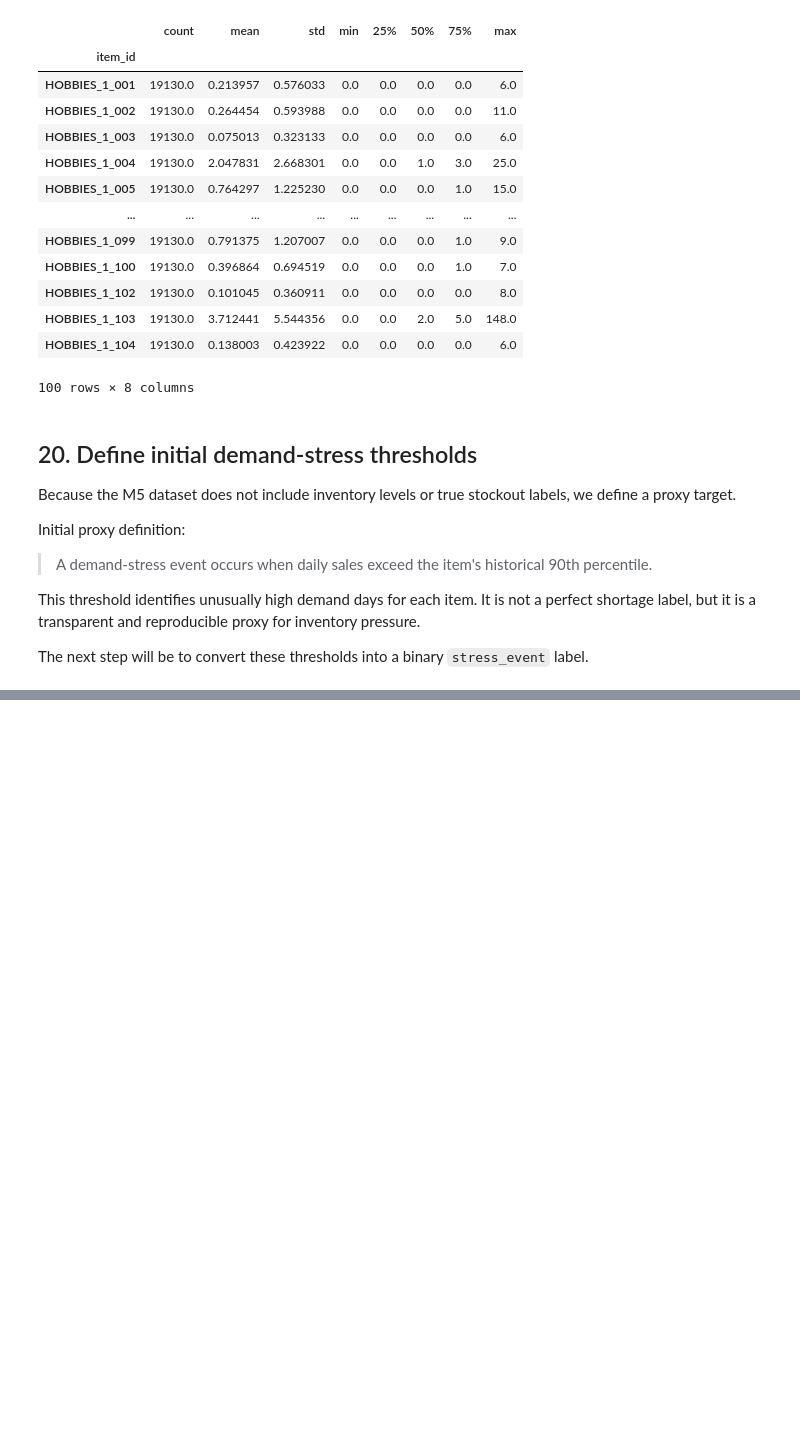
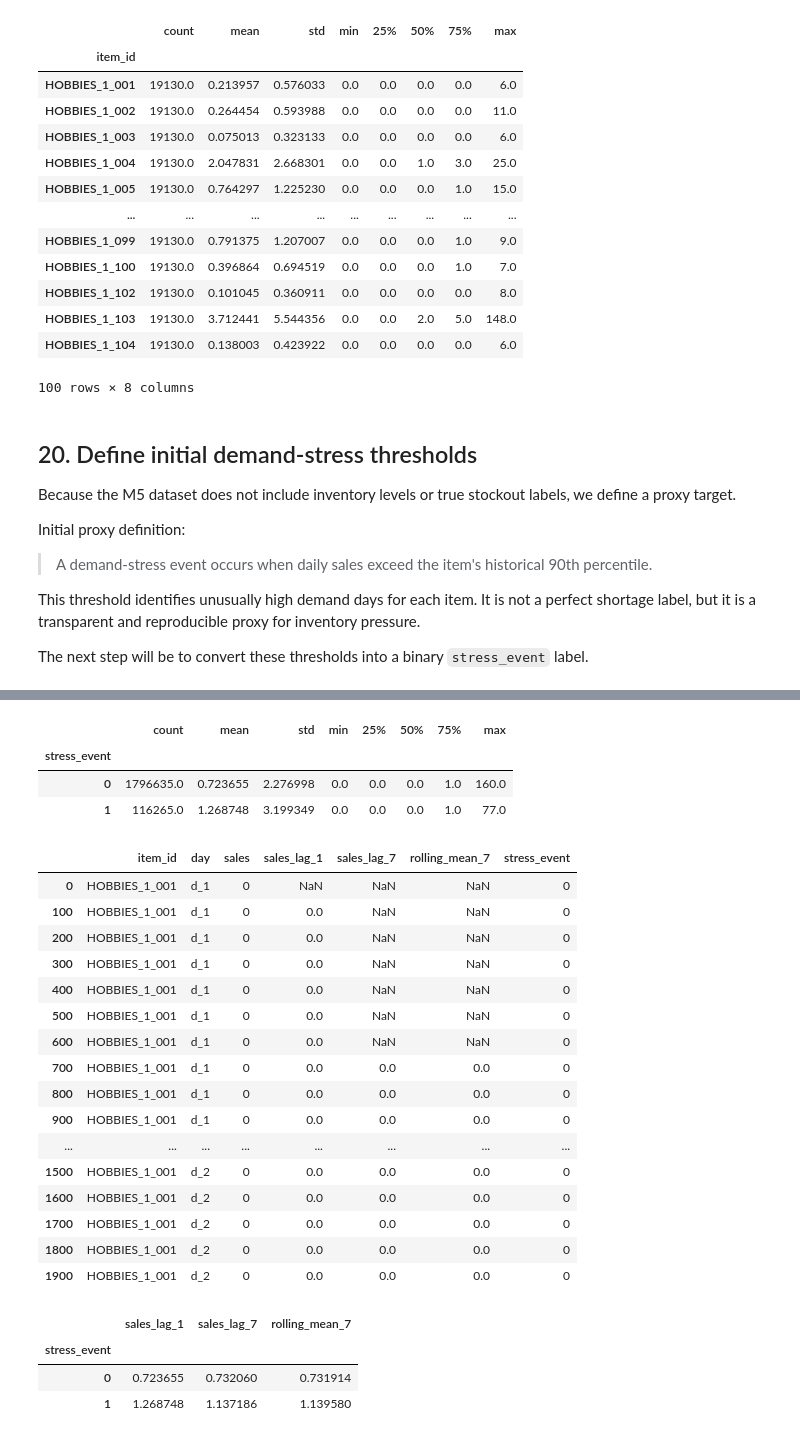
Before and after one commit to suhailyunus/supply-chain-stress-prediction, a Jupyter notebook: notebooks/exploratory_annotated.ipynb, the cells around one changed output, grey strips where cells are left out. Cells and saved outputs as stored; diff of their text form; code cells hidden in the pictures; blank space fills up the shorter version.

```diff
--- a/notebooks/exploratory_annotated.ipynb
+++ b/notebooks/exploratory_annotated.ipynb
@@ -321,0 +390,10 @@ stress_thresholds = (
+# %%
+sales_small_long = sales_small_long.sort_values(
+    ["item_id", "day_num"]
+)
+# %%
+sales_small_long["sales_lag_1"] = (
+    sales_small_long
+    .groupby("item_id")["sales"]
+    .shift(1)
+)
@@ -321,0 +447,60 @@ stress_thresholds = (
+# %%
+sales_small_long.groupby("stress_event")["sales_lag_1"].describe()
+# %% [output]
+|  | count | mean | std | min | 25% | 50% | 75% | max |
+| stress_event |  |  |  |  |  |  |  |  |
+| 0 | 1796635.0 | 0.723655 | 2.276998 | 0.0 | 0.0 | 0.0 | 1.0 | 160.0 |
+| 1 | 116265.0 | 1.268748 | 3.199349 | 0.0 | 0.0 | 0.0 | 1.0 | 77.0 |
+# %%
+sales_small_long["sales_lag_7"] = (
+    sales_small_long
+    .groupby("item_id")["sales"]
+    .shift(7)
+)
+# %%
+sales_small_long["rolling_mean_7"] = (
+    sales_small_long
+    .groupby("item_id")["sales"]
+    .transform(
+        lambda x: x.shift(1).rolling(7).mean()
+    )
+)
+# %%
+sales_small_long[
+    [
+        "item_id",
+        "day",
+        "sales",
+        "sales_lag_1",
+        "sales_lag_7",
+        "rolling_mean_7",
+        "stress_event"
+    ]
+].head(20)
+# %% [output]
+|  | item_id | day | sales | sales_lag_1 | sales_lag_7 | rolling_mean_7 | stress_event |
+| 0 | HOBBIES_1_001 | d_1 | 0 | NaN | NaN | NaN | 0 |
+| 100 | HOBBIES_1_001 | d_1 | 0 | 0.0 | NaN | NaN | 0 |
+| 200 | HOBBIES_1_001 | d_1 | 0 | 0.0 | NaN | NaN | 0 |
+| 300 | HOBBIES_1_001 | d_1 | 0 | 0.0 | NaN | NaN | 0 |
+| 400 | HOBBIES_1_001 | d_1 | 0 | 0.0 | NaN | NaN | 0 |
+| 500 | HOBBIES_1_001 | d_1 | 0 | 0.0 | NaN | NaN | 0 |
+| 600 | HOBBIES_1_001 | d_1 | 0 | 0.0 | NaN | NaN | 0 |
+| 700 | HOBBIES_1_001 | d_1 | 0 | 0.0 | 0.0 | 0.0 | 0 |
+| 800 | HOBBIES_1_001 | d_1 | 0 | 0.0 | 0.0 | 0.0 | 0 |
+| 900 | HOBBIES_1_001 | d_1 | 0 | 0.0 | 0.0 | 0.0 | 0 |
+| ... | ... | ... | ... | ... | ... | ... | ... |
+| 1500 | HOBBIES_1_001 | d_2 | 0 | 0.0 | 0.0 | 0.0 | 0 |
+| 1600 | HOBBIES_1_001 | d_2 | 0 | 0.0 | 0.0 | 0.0 | 0 |
+| 1700 | HOBBIES_1_001 | d_2 | 0 | 0.0 | 0.0 | 0.0 | 0 |
+| 1800 | HOBBIES_1_001 | d_2 | 0 | 0.0 | 0.0 | 0.0 | 0 |
+| 1900 | HOBBIES_1_001 | d_2 | 0 | 0.0 | 0.0 | 0.0 | 0 |
+# %%
+sales_small_long.groupby("stress_event")[
+    ["sales_lag_1", "sales_lag_7", "rolling_mean_7"]
+].mean()
+# %% [output]
+|  | sales_lag_1 | sales_lag_7 | rolling_mean_7 |
+| stress_event |  |  |  |
+| 0 | 0.723655 | 0.732060 | 0.731914 |
+| 1 | 1.268748 | 1.137186 | 1.139580 |
```
Also changed, not shown: parts of 10 cells of this notebook, 1 other file.
